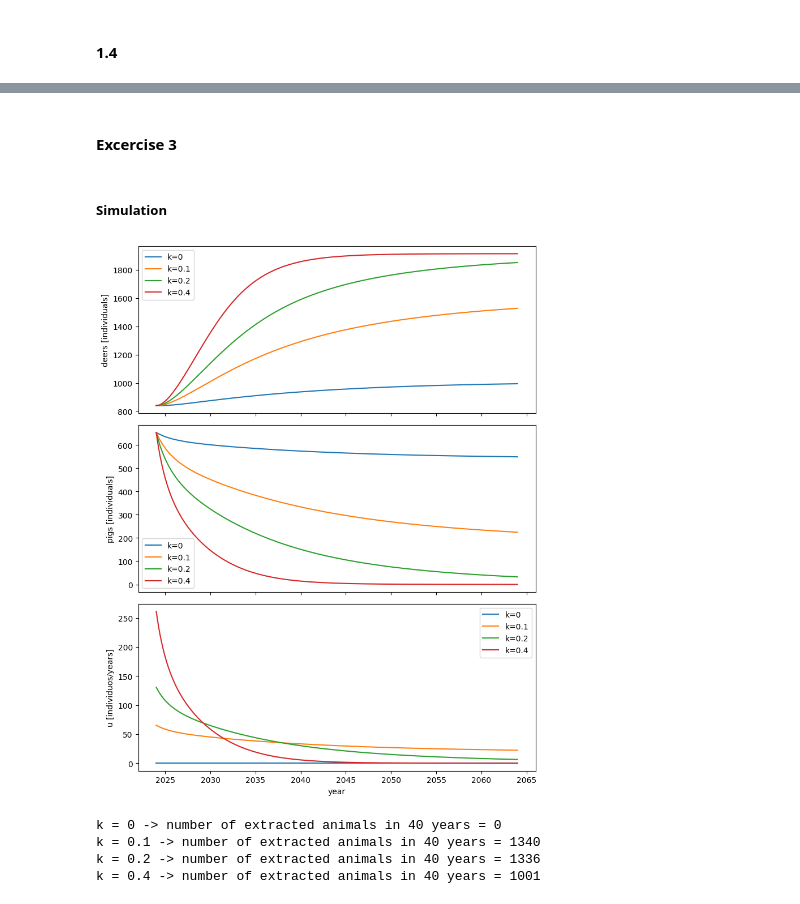
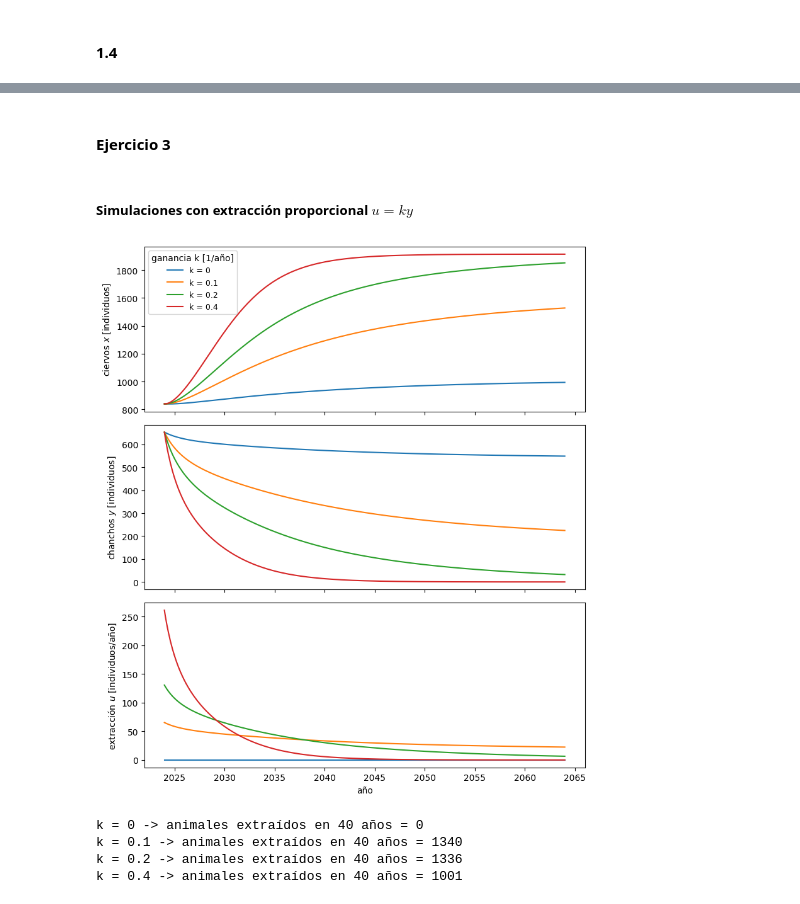
Before and after one commit to PilarOtero/tp1-dinamica-de-sistemas, a Jupyter notebook: notebook.ipynb, the cells around one changed output, grey strips where cells are left out. Drawn from its saved outputs; the diff is of its cells as text; code cells hidden in the pictures.

```diff
--- a/notebook.ipynb
+++ b/notebook.ipynb
@@ -1,9 +1,17 @@
 # %%
+import os
 import pandas as pd
 import numpy as np
 from IPython.display import display
 import matplotlib.pyplot as plt
 from scipy.integrate import solve_ivp
+
+FIG_DIR = "."          # same folder as informe.tex
+RTOL, ATOL = 1e-8, 1e-8  # integrator tolerances (reported in Methods)
+CV_CENSO = 0.05          # census error (5 %, lognormal)
+
+def guardar(fig, nombre):
+    fig.savefig(os.path.join(FIG_DIR, nombre), dpi=200, bbox_inches="tight")
 # %%
 data = pd.read_csv('datos.csv')
 # %%
@@ -267,7 +338,9 @@ index_year_2012 = np.where(t == 2012)[0][0]
 # Initial conditions for the ODE solver
 z0 = [x[index_year_2012], y[index_year_2012]]
 
-solution = solve_ivp(lotka_volterra, [2012, 2024], z0, args = (a1_train, b11_train, b12_train, a2_train, b21_train, b22_train), dense_output = True, max_step = 0.1)
+solution = solve_ivp(lotka_volterra, [2012, 2024], z0,
+                     args = (a1_train, b11_train, b12_train, a2_train, b21_train, b22_train),
+                     dense_output = True, rtol = RTOL, atol = ATOL)
 
 # Evaluate the solution at the test time points
 prediction = solution.sol(T_test)
@@ -391,4 +535,4 @@ Internal equilibrium:     x* = 1010, y* = 542
 # %% [markdown]
-#### **Excercise 3**
+#### **Ejercicio 3**
 # %%
 def controlled_lotka_volterra(tm, z, k):
@@ -399,46 +543,42 @@ def controlled_lotka_volterra(tm, z, k):
     dydt = y * (a2 - b21 * x - b22 * y) - u
     return np.array([dxdt, dydt])
 # %% [markdown]
-##### **Simulation**
+##### **Simulaciones con extracción proporcional $u = ky$**
 # %%
 k_list = [0, 0.1, 0.2, 0.4]
-t_list = np.linspace(0, 40, 400)
+t_list = np.linspace(0, 40, 401)
 
 results = {}
 for k in k_list:
-    solution = solve_ivp(controlled_lotka_volterra, [0, 40], z0_24, args = (k, ), dense_output = True, max_step = 0.5, t_eval = t_list)
+    solution = solve_ivp(controlled_lotka_volterra, [0, 40], z0_24, args = (k, ),
+                         dense_output = True, rtol = RTOL, atol = ATOL, t_eval = t_list)
     results[k] = solution
 # %%
-fig, axs = plt.subplots(3, 1, figsize=(8, 10), sharex=True)
-
+fig, axs = plt.subplots(3, 1, figsize=(8, 9), sharex=True)
 for k in k_list:
     sol = results[k]
-    u_t = k * sol.y[1]
-
-    axs[0].plot(2024 + sol.t, sol.y[0], label=f"k={k}")
-    axs[1].plot(2024 + sol.t, sol.y[1], label=f"k={k}")
-    axs[2].plot(2024 + sol.t, u_t, label=f"k={k}")
-
-axs[0].set_ylabel("deers [individuals]")
-axs[1].set_ylabel("pigs [individuals]")
-axs[2].set_ylabel("u [individuos/years]")
-axs[2].set_xlabel("year")
-
-for a in axs:
-    a.legend()
-plt.tight_layout()
+    axs[0].plot(2024 + sol.t, sol.y[0], label=f"k = {k}")
+    axs[1].plot(2024 + sol.t, sol.y[1], label=f"k = {k}")
+    axs[2].plot(2024 + sol.t, k * sol.y[1], label=f"k = {k}")
+axs[0].set_ylabel("ciervos $x$ [individuos]")
+axs[1].set_ylabel("chanchos $y$ [individuos]")
+axs[2].set_ylabel("extracción $u$ [individuos/año]")
+axs[2].set_xlabel("año")
+axs[0].legend(title="ganancia k [1/año]", fontsize=9)
+fig.tight_layout()
+guardar(fig, "simulaciones.png")
 plt.show()
 # %% [output]
-[figure, old version]
+[figure, new version]
 # %%
 for k in k_list:
     solution = results[k]
     u_t = k * solution.y[1]
 
     extracted = np.trapezoid(u_t, solution.t)
-    print(f'k = {k} -> number of extracted animals in 40 years = {extracted:.0f}')
+    print(f"k = {k} -> animales extraídos en 40 años = {extracted:.0f}")
 # %% [output]
-k = 0 -> number of extracted animals in 40 years = 0
-k = 0.1 -> number of extracted animals in 40 years = 1340
-k = 0.2 -> number of extracted animals in 40 years = 1336
-k = 0.4 -> number of extracted animals in 40 years = 1001
+k = 0 -> animales extraídos en 40 años = 0
+k = 0.1 -> animales extraídos en 40 años = 1340
+k = 0.2 -> animales extraídos en 40 años = 1336
+k = 0.4 -> animales extraídos en 40 años = 1001
```
Also changed, not shown: parts of 34 cells of this notebook, 6 other files.
